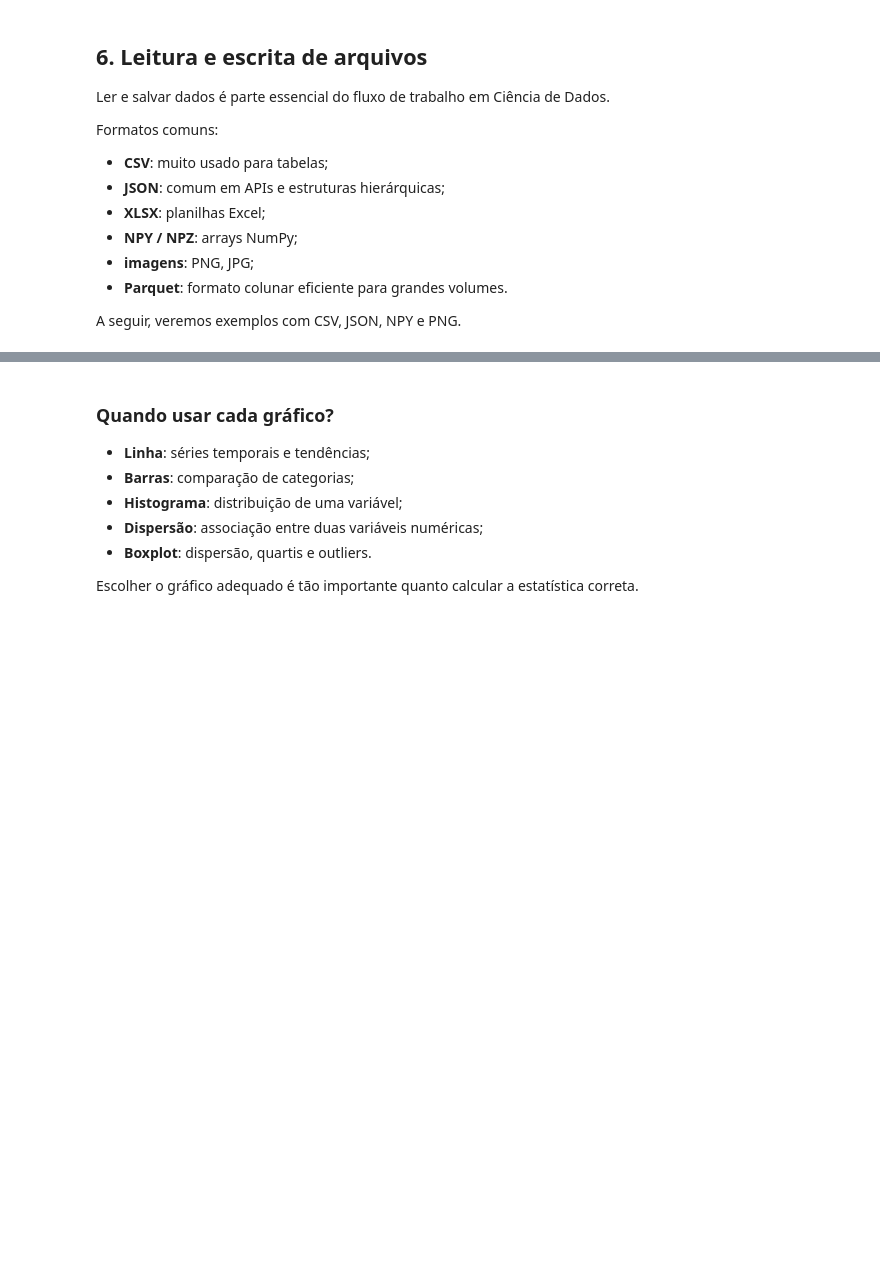
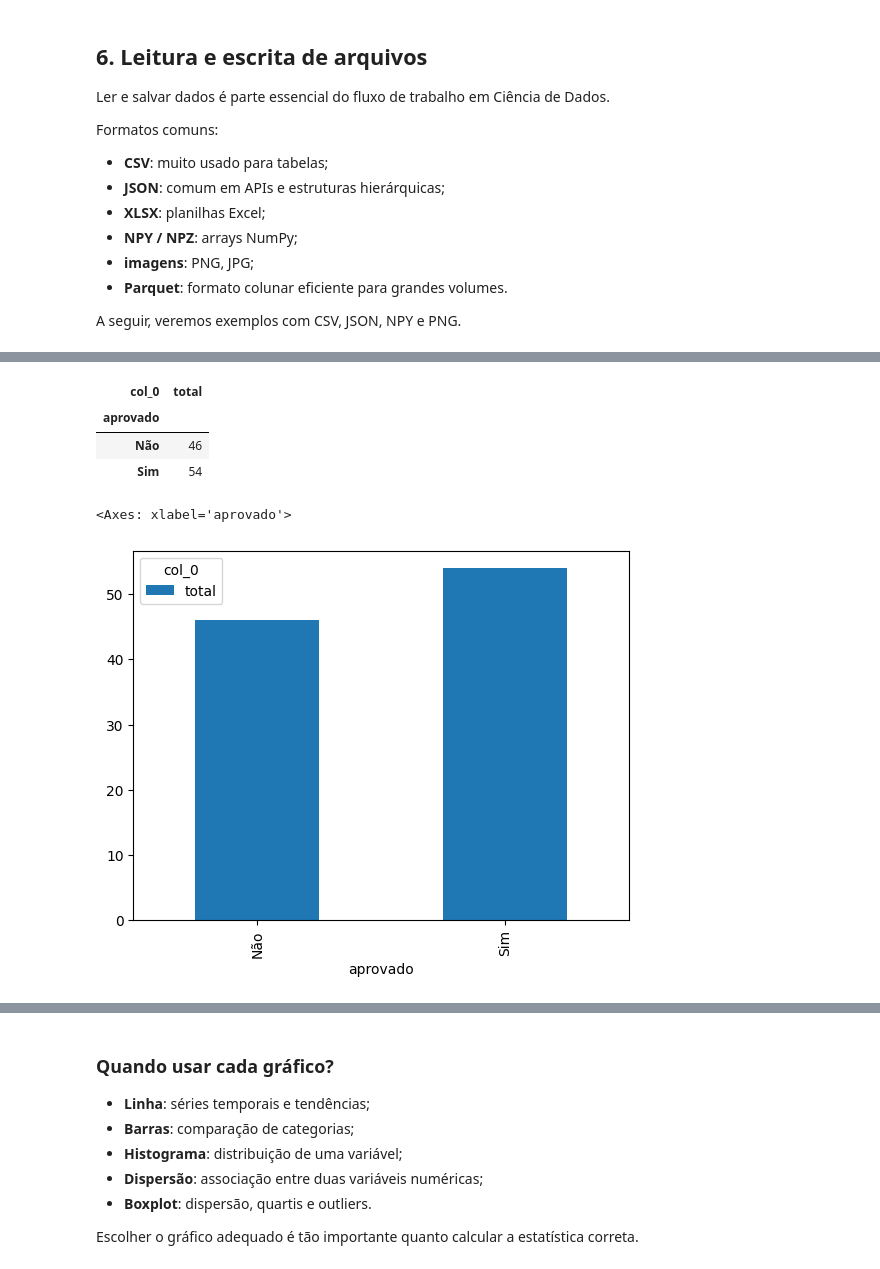
Before and after one commit to cibelerusso/FundamentosemCienciasdeDados, a Jupyter notebook: Notebooks/Fundamentos_em_Ciências_de_Dados_Aula_3.ipynb, the cells around one changed output, grey strips where cells are left out. Drawn from its saved outputs; the diff is of its cells as text; code cells hidden in the pictures; blank space fills up the shorter version.

```diff
--- a/Notebooks/Fundamentos_em_Ciências_de_Dados_Aula_3.ipynb
+++ b/Notebooks/Fundamentos_em_Ciências_de_Dados_Aula_3.ipynb
@@ -720,15 +850,14 @@ A visualização de dados ajuda a:
 No ecossistema Python, a base da visualização costuma ser o **Matplotlib**.
 O **Pandas** usa o Matplotlib internamente para vários gráficos.
 # %%
-
 # Pequeno conjunto de dados para visualização
 np.random.seed(42)
 
 dados_vis = pd.DataFrame({
     "horas_estudo": np.random.normal(5, 1.5, 100).clip(1, 10),
-    "nota": np.random.normal(7, 1.2, 100).clip(0, 10),
+    "nota": np.random.normal(5, 1.2, 100).clip(0, 10),
     "turma": np.random.choice(["A", "B", "C"], 100),
 })
 
-dados_vis["aprovado"] = np.where(dados_vis["nota"] >= 7, "Sim", "Não")
+dados_vis["aprovado"] = np.where(dados_vis["nota"] >= 5, "Sim", "Não")
 dados_vis.head()
@@ -735 +871,15 @@ dados_vis.head()
+# %%
+tab = pd.crosstab(dados_vis['aprovado'], columns='total' )
+tab
+# %% [output]
+| col_0 | total |
+| aprovado |  |
+| Não | 46 |
+| Sim | 54 |
+# %%
+# 1) Gráfico de barras
+tab.plot.bar()
+# %% [output]
+<Axes: xlabel='aprovado'>
+[figure, added]
 # %%
```
Also changed, not shown: parts of 29 cells of this notebook.
